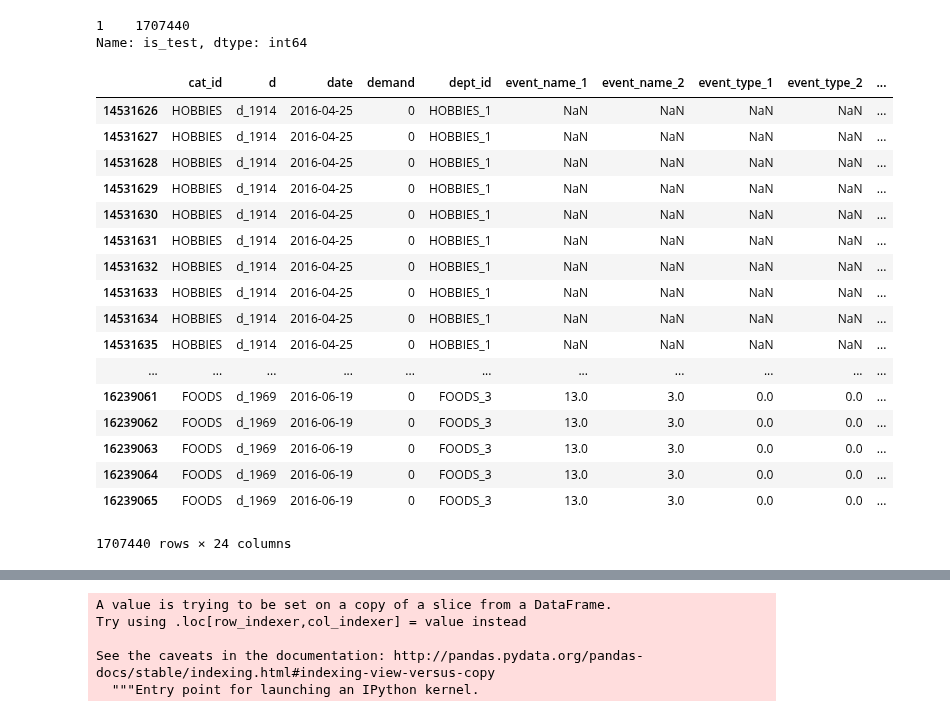
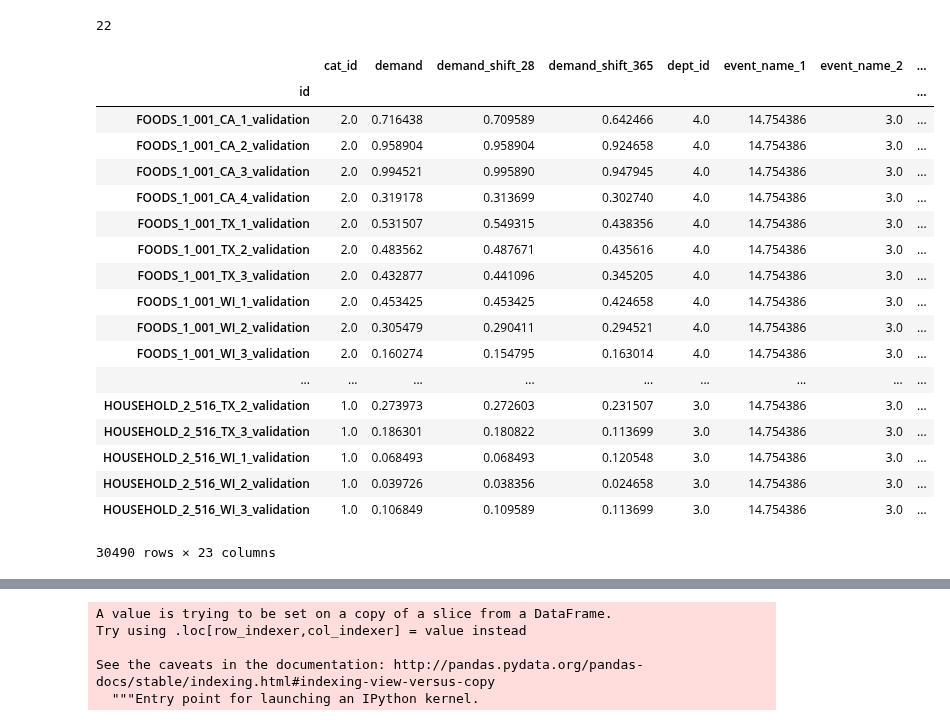
Before and after one commit to MitsuruFujiwara/M5-Forecasting-Accuracy, a Jupyter notebook: src/902_features.ipynb, the cells around one changed output, grey strips where cells are left out. Saved outputs shown, nothing was run; the diff lists cells and outputs as text; code cells hidden in the pictures.

```diff
--- a/src/902_features.ipynb
+++ b/src/902_features.ipynb
@@ -43,26 +19,34 @@ Timestamp('2016-04-25 00:00:00')
+# %%
+df = df[df['date']>'2014-04-25']
+
+# split train & test
+train_df = df[df['date']<'2016-04-25']
+test_df = df[df['date']>='2016-04-25']
+del df
+gc.collect()
+# %% [output]
+22
+# %%
+train_df.groupby('id').mean()
+# %% [output]
+|  | cat_id | demand | demand_shift_28 | demand_shift_365 | dept_id | event_name_1 | event_name_2 | ... |
+| id |  |  |  |  |  |  |  | ... |
+| FOODS_1_001_CA_1_validation | 2.0 | 0.716438 | 0.709589 | 0.642466 | 4.0 | 14.754386 | 3.0 | ... |
+| FOODS_1_001_CA_2_validation | 2.0 | 0.958904 | 0.958904 | 0.924658 | 4.0 | 14.754386 | 3.0 | ... |
+| FOODS_1_001_CA_3_validation | 2.0 | 0.994521 | 0.995890 | 0.947945 | 4.0 | 14.754386 | 3.0 | ... |
+| FOODS_1_001_CA_4_validation | 2.0 | 0.319178 | 0.313699 | 0.302740 | 4.0 | 14.754386 | 3.0 | ... |
+| FOODS_1_001_TX_1_validation | 2.0 | 0.531507 | 0.549315 | 0.438356 | 4.0 | 14.754386 | 3.0 | ... |
+| FOODS_1_001_TX_2_validation | 2.0 | 0.483562 | 0.487671 | 0.435616 | 4.0 | 14.754386 | 3.0 | ... |
+| FOODS_1_001_TX_3_validation | 2.0 | 0.432877 | 0.441096 | 0.345205 | 4.0 | 14.754386 | 3.0 | ... |
+| FOODS_1_001_WI_1_validation | 2.0 | 0.453425 | 0.453425 | 0.424658 | 4.0 | 14.754386 | 3.0 | ... |
+| FOODS_1_001_WI_2_validation | 2.0 | 0.305479 | 0.290411 | 0.294521 | 4.0 | 14.754386 | 3.0 | ... |
+| FOODS_1_001_WI_3_validation | 2.0 | 0.160274 | 0.154795 | 0.163014 | 4.0 | 14.754386 | 3.0 | ... |
+| ... | ... | ... | ... | ... | ... | ... | ... | ... |
+| HOUSEHOLD_2_516_TX_2_validation | 1.0 | 0.273973 | 0.272603 | 0.231507 | 3.0 | 14.754386 | 3.0 | ... |
+| HOUSEHOLD_2_516_TX_3_validation | 1.0 | 0.186301 | 0.180822 | 0.113699 | 3.0 | 14.754386 | 3.0 | ... |
+| HOUSEHOLD_2_516_WI_1_validation | 1.0 | 0.068493 | 0.068493 | 0.120548 | 3.0 | 14.754386 | 3.0 | ... |
+| HOUSEHOLD_2_516_WI_2_validation | 1.0 | 0.039726 | 0.038356 | 0.024658 | 3.0 | 14.754386 | 3.0 | ... |
+| HOUSEHOLD_2_516_WI_3_validation | 1.0 | 0.106849 | 0.109589 | 0.113699 | 3.0 | 14.754386 | 3.0 | ... |
+30490 rows × 23 columns
 # %%
-df[df.date>='2016-04-25']['is_test'].value_counts()
+test_df = df[df['date']>='2016-04-25']
-# %% [output]
-1    1707440
-Name: is_test, dtype: int64
-# %%
-df[df.is_test==1]
-# %% [output]
-|  | cat_id | d | date | demand | dept_id | event_name_1 | event_name_2 | event_type_1 | event_type_2 | ... |
-| 14531626 | HOBBIES | d_1914 | 2016-04-25 | 0 | HOBBIES_1 | NaN | NaN | NaN | NaN | ... |
-| 14531627 | HOBBIES | d_1914 | 2016-04-25 | 0 | HOBBIES_1 | NaN | NaN | NaN | NaN | ... |
-| 14531628 | HOBBIES | d_1914 | 2016-04-25 | 0 | HOBBIES_1 | NaN | NaN | NaN | NaN | ... |
-| 14531629 | HOBBIES | d_1914 | 2016-04-25 | 0 | HOBBIES_1 | NaN | NaN | NaN | NaN | ... |
-| 14531630 | HOBBIES | d_1914 | 2016-04-25 | 0 | HOBBIES_1 | NaN | NaN | NaN | NaN | ... |
-| 14531631 | HOBBIES | d_1914 | 2016-04-25 | 0 | HOBBIES_1 | NaN | NaN | NaN | NaN | ... |
-| 14531632 | HOBBIES | d_1914 | 2016-04-25 | 0 | HOBBIES_1 | NaN | NaN | NaN | NaN | ... |
-| 14531633 | HOBBIES | d_1914 | 2016-04-25 | 0 | HOBBIES_1 | NaN | NaN | NaN | NaN | ... |
-| 14531634 | HOBBIES | d_1914 | 2016-04-25 | 0 | HOBBIES_1 | NaN | NaN | NaN | NaN | ... |
-| 14531635 | HOBBIES | d_1914 | 2016-04-25 | 0 | HOBBIES_1 | NaN | NaN | NaN | NaN | ... |
-| ... | ... | ... | ... | ... | ... | ... | ... | ... | ... | ... |
-| 16239061 | FOODS | d_1969 | 2016-06-19 | 0 | FOODS_3 | 13.0 | 3.0 | 0.0 | 0.0 | ... |
-| 16239062 | FOODS | d_1969 | 2016-06-19 | 0 | FOODS_3 | 13.0 | 3.0 | 0.0 | 0.0 | ... |
-| 16239063 | FOODS | d_1969 | 2016-06-19 | 0 | FOODS_3 | 13.0 | 3.0 | 0.0 | 0.0 | ... |
-| 16239064 | FOODS | d_1969 | 2016-06-19 | 0 | FOODS_3 | 13.0 | 3.0 | 0.0 | 0.0 | ... |
-| 16239065 | FOODS | d_1969 | 2016-06-19 | 0 | FOODS_3 | 13.0 | 3.0 | 0.0 | 0.0 | ... |
-1707440 rows × 24 columns
```
Also changed, not shown: parts of 9 cells of this notebook, 8 other files.
